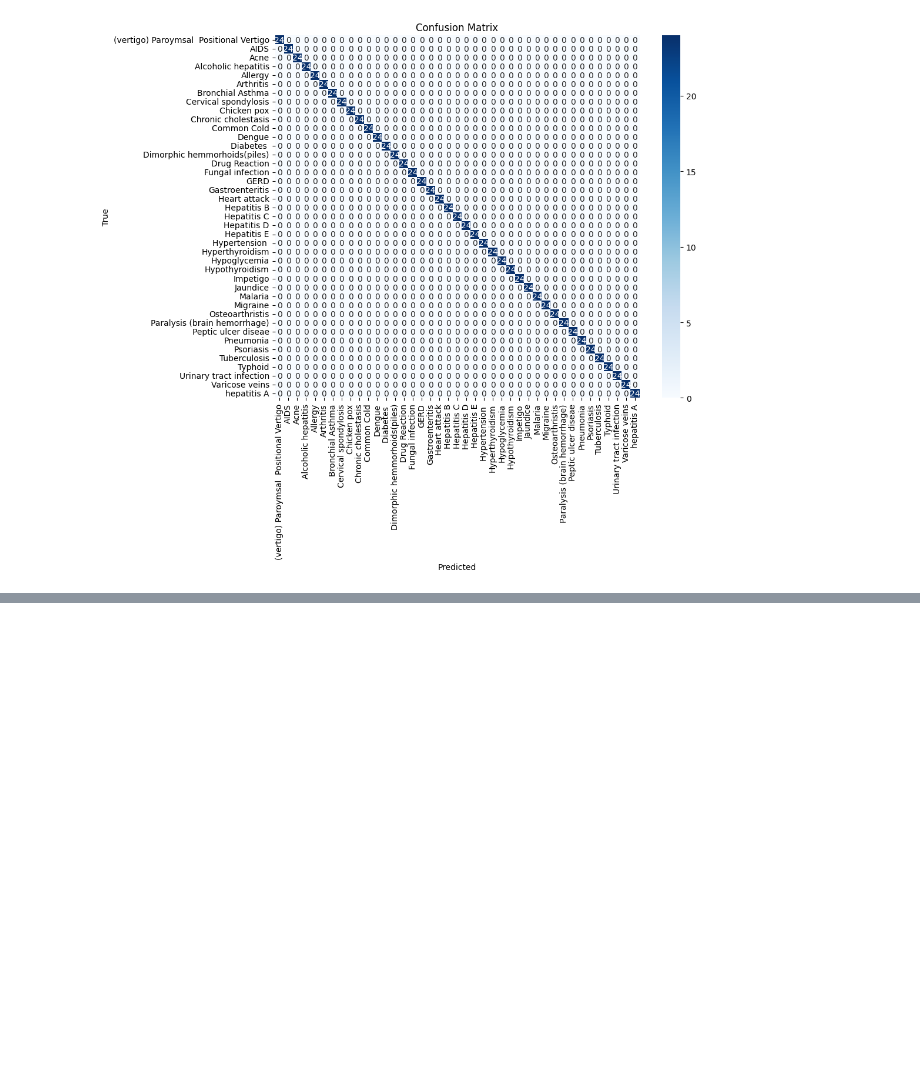
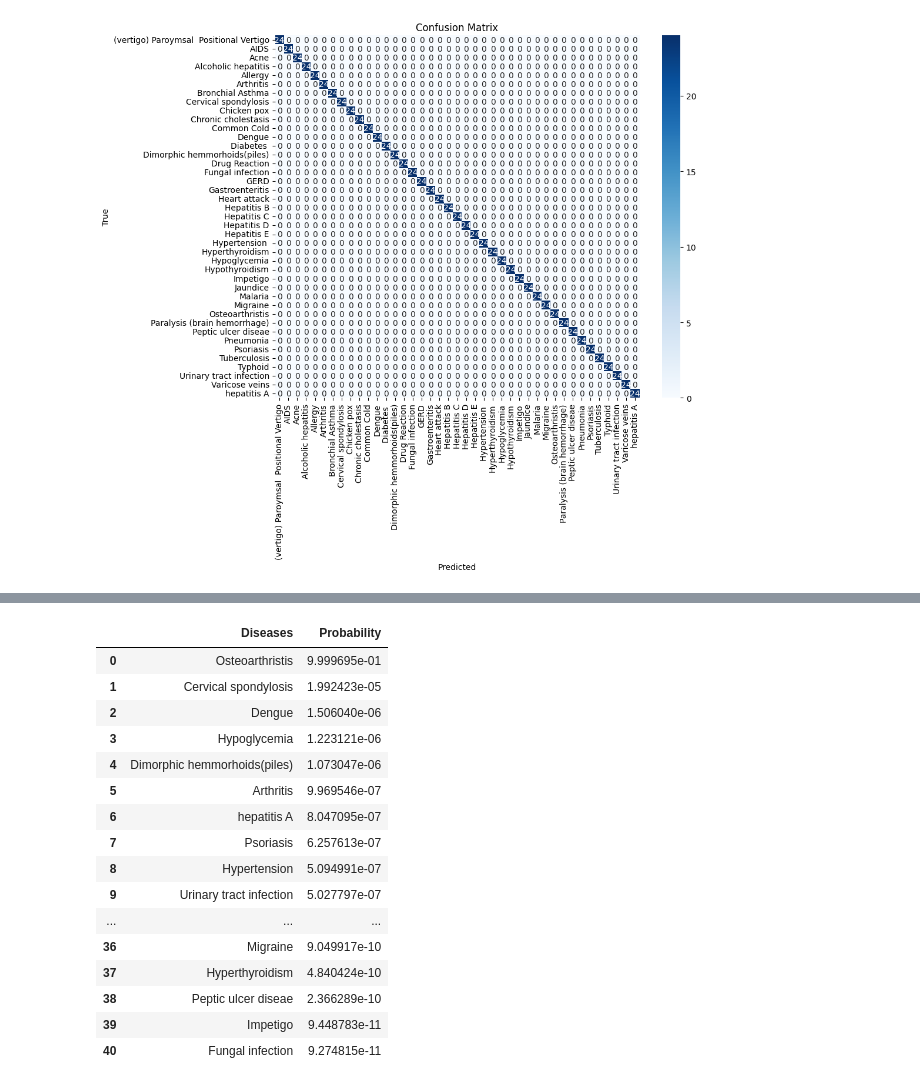
Before and after one commit to Kebarrrr/Antidot, a Jupyter notebook: ML/model1c.ipynb, the cells around one changed output, grey strips where cells are left out. Saved outputs shown, nothing was run; the diff lists cells and outputs as text; code cells hidden in the pictures; blank space fills up the shorter version.

```diff
--- a/ML/model1c.ipynb
+++ b/ML/model1c.ipynb
@@ -151,7 +151,10 @@ def predict_disease(symptoms_input):
     return sorted_predictions
 # %%
 # Prediction
-user_input = ['itching', 'vomiting', 'yellowish_skin', 'nausea']
+user_input = ['joint_pain', 'neck_pain', 'knee_pain', 'hip_joint_pain']
 prediction = predict_disease(user_input)
 print("Predictions:", prediction)
+
+prediction_output = pd.DataFrame(list(prediction.items()), columns=['Diseases', 'Probability'])
+prediction_output
 # %% [output]
@@ -159,0 +163,17 @@ Predictions: {'Chronic cholestasis': 0.9977106, 'Drug Reaction': 0.0014416607, '
+|  | Diseases | Probability |
+| 0 | Osteoarthristis | 9.999695e-01 |
+| 1 | Cervical spondylosis | 1.992423e-05 |
+| 2 | Dengue | 1.506040e-06 |
+| 3 | Hypoglycemia | 1.223121e-06 |
+| 4 | Dimorphic hemmorhoids(piles) | 1.073047e-06 |
+| 5 | Arthritis | 9.969546e-07 |
+| 6 | hepatitis A | 8.047095e-07 |
+| 7 | Psoriasis | 6.257613e-07 |
+| 8 | Hypertension | 5.094991e-07 |
+| 9 | Urinary tract infection | 5.027797e-07 |
+| ... | ... | ... |
+| 36 | Migraine | 9.049917e-10 |
+| 37 | Hyperthyroidism | 4.840424e-10 |
+| 38 | Peptic ulcer diseae | 2.366289e-10 |
+| 39 | Impetigo | 9.448783e-11 |
+| 40 | Fungal infection | 9.274815e-11 |
```
Also changed, not shown: parts of 1 cell of this notebook, 2 other files.
